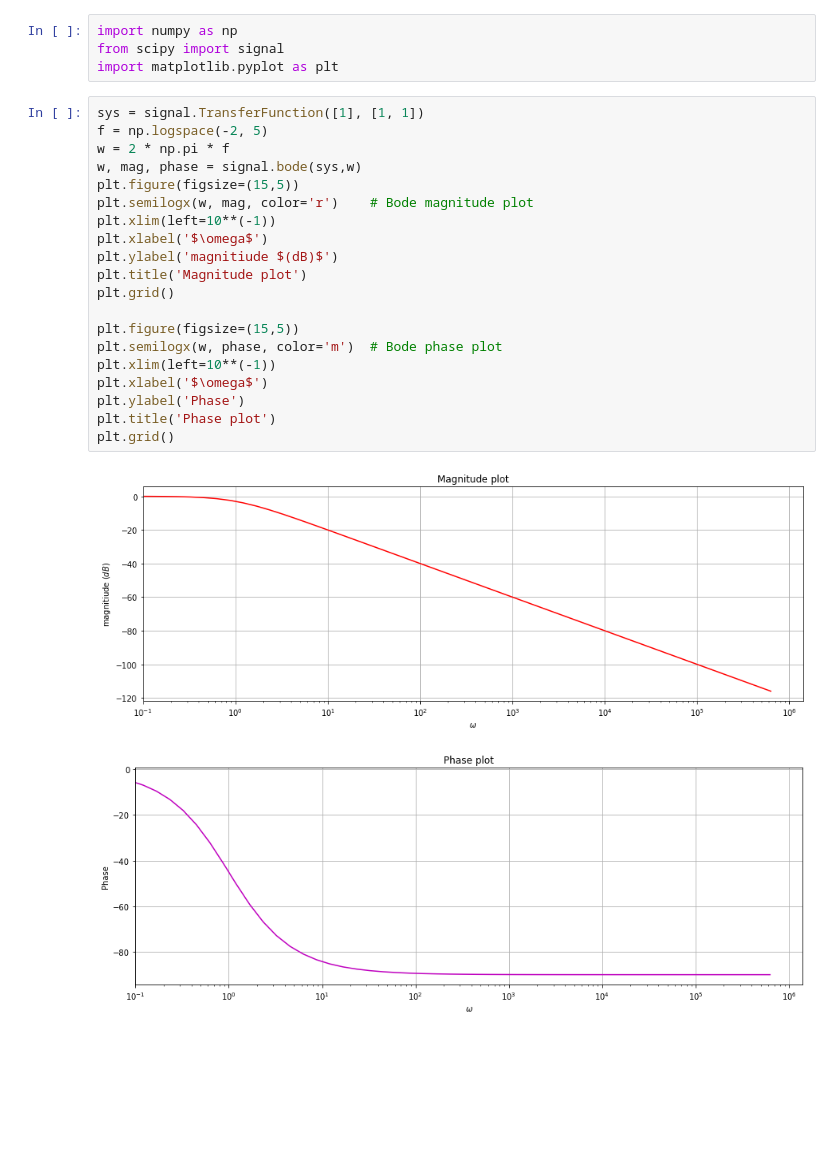
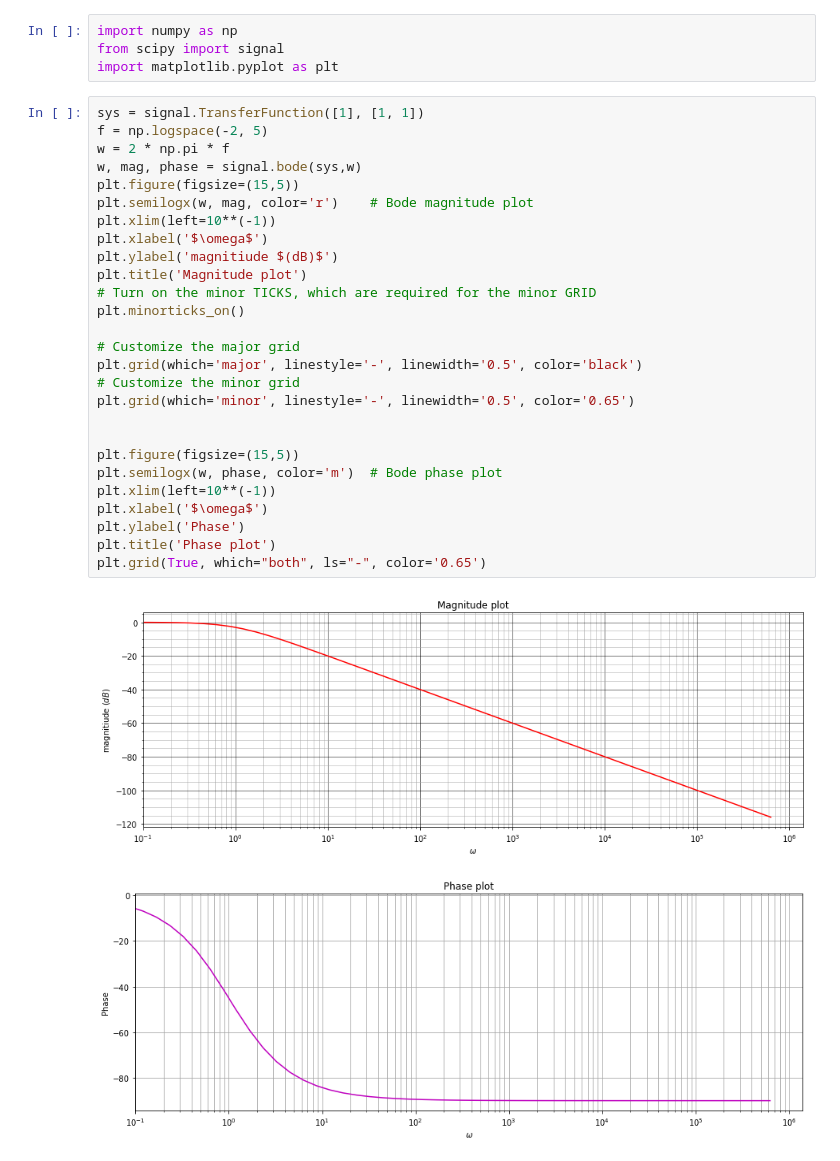
Before and after one commit to sayedul79/python-signal-and-system, a Jupyter notebook: bode-plot.ipynb, the cells around one changed output. Cells and saved outputs as stored; diff of their text form; blank space fills up the shorter version.

Commit message:
add grid in bode plot

```diff
--- a/bode-plot.ipynb
+++ b/bode-plot.ipynb
@@ -7,23 +7,30 @@ import matplotlib.pyplot as plt
 # %%
 sys = signal.TransferFunction([1], [1, 1])
 f = np.logspace(-2, 5)
 w = 2 * np.pi * f
 w, mag, phase = signal.bode(sys,w)
 plt.figure(figsize=(15,5))
 plt.semilogx(w, mag, color='r')    # Bode magnitude plot
 plt.xlim(left=10**(-1))
 plt.xlabel('$\omega$')
 plt.ylabel('magnitiude $(dB)$')
 plt.title('Magnitude plot')
-plt.grid()
+# Turn on the minor TICKS, which are required for the minor GRID
+plt.minorticks_on()
+
+# Customize the major grid
+plt.grid(which='major', linestyle='-', linewidth='0.5', color='black')
+# Customize the minor grid
+plt.grid(which='minor', linestyle='-', linewidth='0.5', color='0.65')
+
 
 plt.figure(figsize=(15,5))
 plt.semilogx(w, phase, color='m')  # Bode phase plot
 plt.xlim(left=10**(-1))
 plt.xlabel('$\omega$')
 plt.ylabel('Phase')
 plt.title('Phase plot')
-plt.grid()
+plt.grid(True, which="both", ls="-", color='0.65')
 # %% [output]
-[figure, old version]
+[figure, new version]
 [figure]
```
